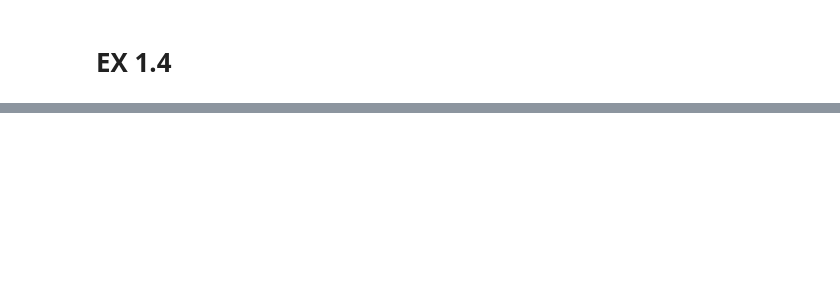
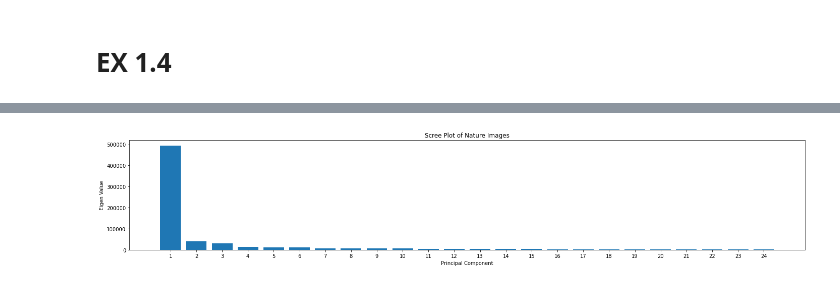
Before and after one commit to bramantyois/machine_intelligence_2, a Jupyter notebook: week-01/01_PCA.ipynb, the cells around one changed output, grey strips where cells are left out. Drawn from its saved outputs; the diff is of its cells as text; code cells hidden in the pictures; blank space fills up the shorter version.

```diff
--- a/week-01/01_PCA.ipynb
+++ b/week-01/01_PCA.ipynb
@@ -187,5 +190,7 @@ pca_b.plot_scree(num_m=24)
 # %%
 pca_n = PCA(nature)
-pca_n.plot_scree(num_m=24)
+pca_n.plot_scree(title ='Scree Plot of Nature Images', num_m=24)
+# %% [output]
+[figure, added]
 # %%
 visualize_pc(pca_b, title='Building Principal Component Images')
```
Also changed, not shown: parts of 9 cells of this notebook.
